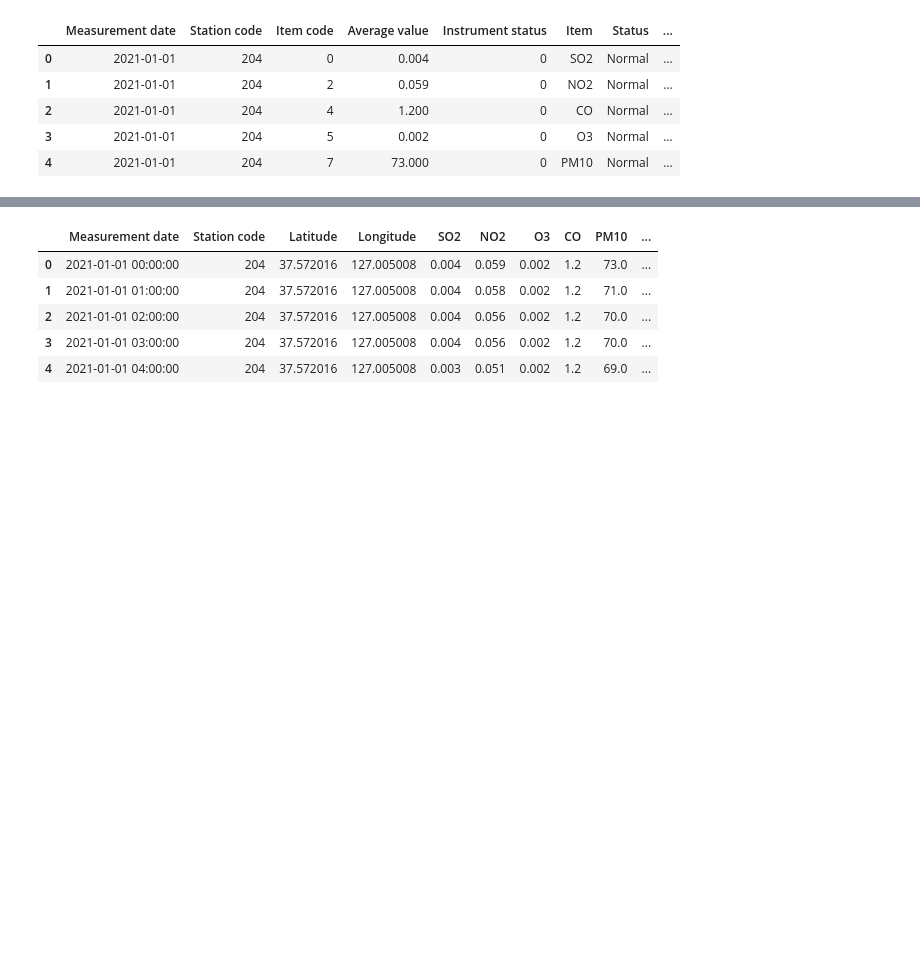
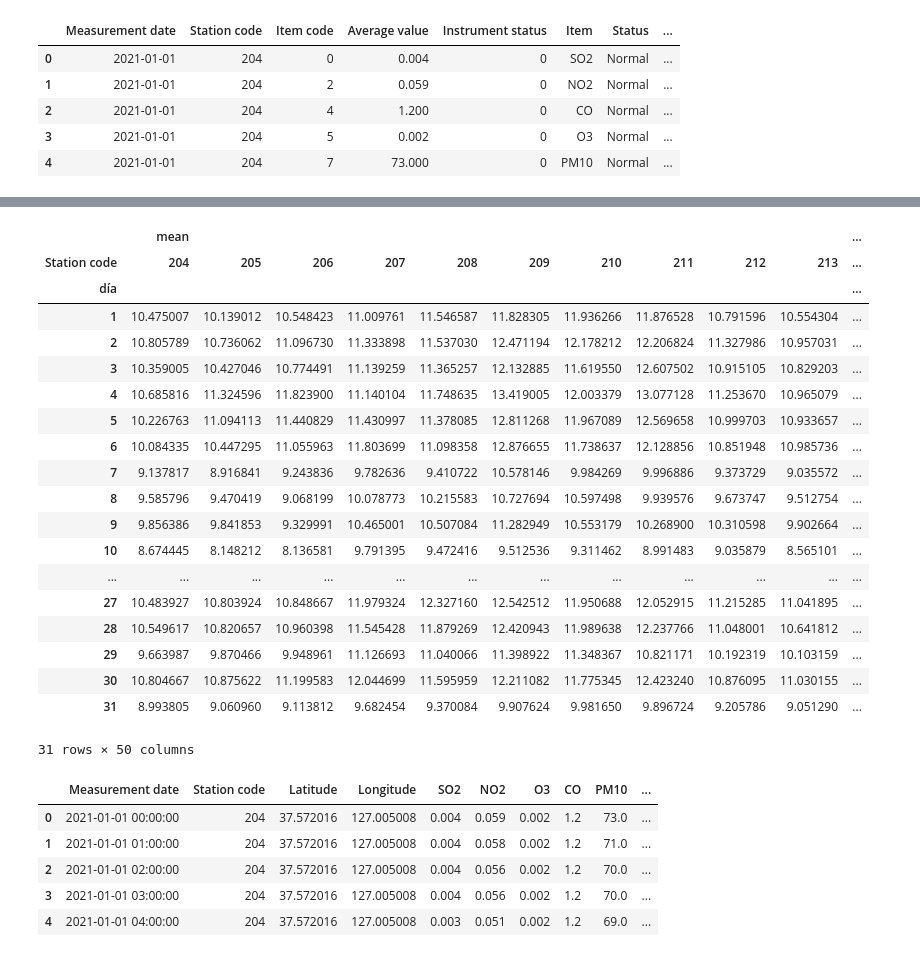
Before and after one commit to carlosgomezagrafojo/pollution-data, a Jupyter notebook: proyect_contaminacion.ipynb, the cells around one changed output, grey strips where cells are left out. Saved outputs shown, nothing was run; the diff lists cells and outputs as text; code cells hidden in the pictures; blank space fills up the shorter version.

```diff
--- a/proyect_contaminacion.ipynb
+++ b/proyect_contaminacion.ipynb
@@ -210,0 +265,4 @@ df_instrument.head()
+# %%
+# creamos un data frame en donde solamente se tomen en cuenta los registros con las mediciones igual a "Normal" => Instrument status = 0 ; Status = Normal
+df_instrument_normal = df_instrument[df_instrument["Instrument status"] == 0]
+df_instrument_normal.head()
@@ -210,0 +322,30 @@ df_instrument.head()
+# %%
+# Concentración media diaria de contaminantes por estaciones
+df_instrument_normal_pivot_time_Station_SO2 = df_instrument_normal.pivot_table(
+    index= "día",  # Agrupar por día
+    columns="Station code",  # Pivotear por station code
+    values="Average value",  # Agregar los valores de las mediciones
+    aggfunc=["mean", "max"]  # Calcular la media y max
+)
+df_instrument_normal_pivot_time_Station_SO2
+# %% [output]
+|  | mean |  |  |  |  |  |  |  |  |  | ... |
+| Station code | 204 | 205 | 206 | 207 | 208 | 209 | 210 | 211 | 212 | 213 | ... |
+| día |  |  |  |  |  |  |  |  |  |  | ... |
+| 1 | 10.475007 | 10.139012 | 10.548423 | 11.009761 | 11.546587 | 11.828305 | 11.936266 | 11.876528 | 10.791596 | 10.554304 | ... |
+| 2 | 10.805789 | 10.736062 | 11.096730 | 11.333898 | 11.537030 | 12.471194 | 12.178212 | 12.206824 | 11.327986 | 10.957031 | ... |
+| 3 | 10.359005 | 10.427046 | 10.774491 | 11.139259 | 11.365257 | 12.132885 | 11.619550 | 12.607502 | 10.915105 | 10.829203 | ... |
+| 4 | 10.685816 | 11.324596 | 11.823900 | 11.140104 | 11.748635 | 13.419005 | 12.003379 | 13.077128 | 11.253670 | 10.965079 | ... |
+| 5 | 10.226763 | 11.094113 | 11.440829 | 11.430997 | 11.378085 | 12.811268 | 11.967089 | 12.569658 | 10.999703 | 10.933657 | ... |
+| 6 | 10.084335 | 10.447295 | 11.055963 | 11.803699 | 11.098358 | 12.876655 | 11.738637 | 12.128856 | 10.851948 | 10.985736 | ... |
+| 7 | 9.137817 | 8.916841 | 9.243836 | 9.782636 | 9.410722 | 10.578146 | 9.984269 | 9.996886 | 9.373729 | 9.035572 | ... |
+| 8 | 9.585796 | 9.470419 | 9.068199 | 10.078773 | 10.215583 | 10.727694 | 10.597498 | 9.939576 | 9.673747 | 9.512754 | ... |
+| 9 | 9.856386 | 9.841853 | 9.329991 | 10.465001 | 10.507084 | 11.282949 | 10.553179 | 10.268900 | 10.310598 | 9.902664 | ... |
+| 10 | 8.674445 | 8.148212 | 8.136581 | 9.791395 | 9.472416 | 9.512536 | 9.311462 | 8.991483 | 9.035879 | 8.565101 | ... |
+| ... | ... | ... | ... | ... | ... | ... | ... | ... | ... | ... | ... |
+| 27 | 10.483927 | 10.803924 | 10.848667 | 11.979324 | 12.327160 | 12.542512 | 11.950688 | 12.052915 | 11.215285 | 11.041895 | ... |
+| 28 | 10.549617 | 10.820657 | 10.960398 | 11.545428 | 11.879269 | 12.420943 | 11.989638 | 12.237766 | 11.048001 | 10.641812 | ... |
+| 29 | 9.663987 | 9.870466 | 9.948961 | 11.126693 | 11.040066 | 11.398922 | 11.348367 | 10.821171 | 10.192319 | 10.103159 | ... |
+| 30 | 10.804667 | 10.875622 | 11.199583 | 12.044699 | 11.595959 | 12.211082 | 11.775345 | 12.423240 | 10.876095 | 11.030155 | ... |
+| 31 | 8.993805 | 9.060960 | 9.113812 | 9.682454 | 9.370084 | 9.907624 | 9.981650 | 9.896724 | 9.205786 | 9.051290 | ... |
+31 rows × 50 columns
```
Also changed, not shown: parts of 8 cells of this notebook.
